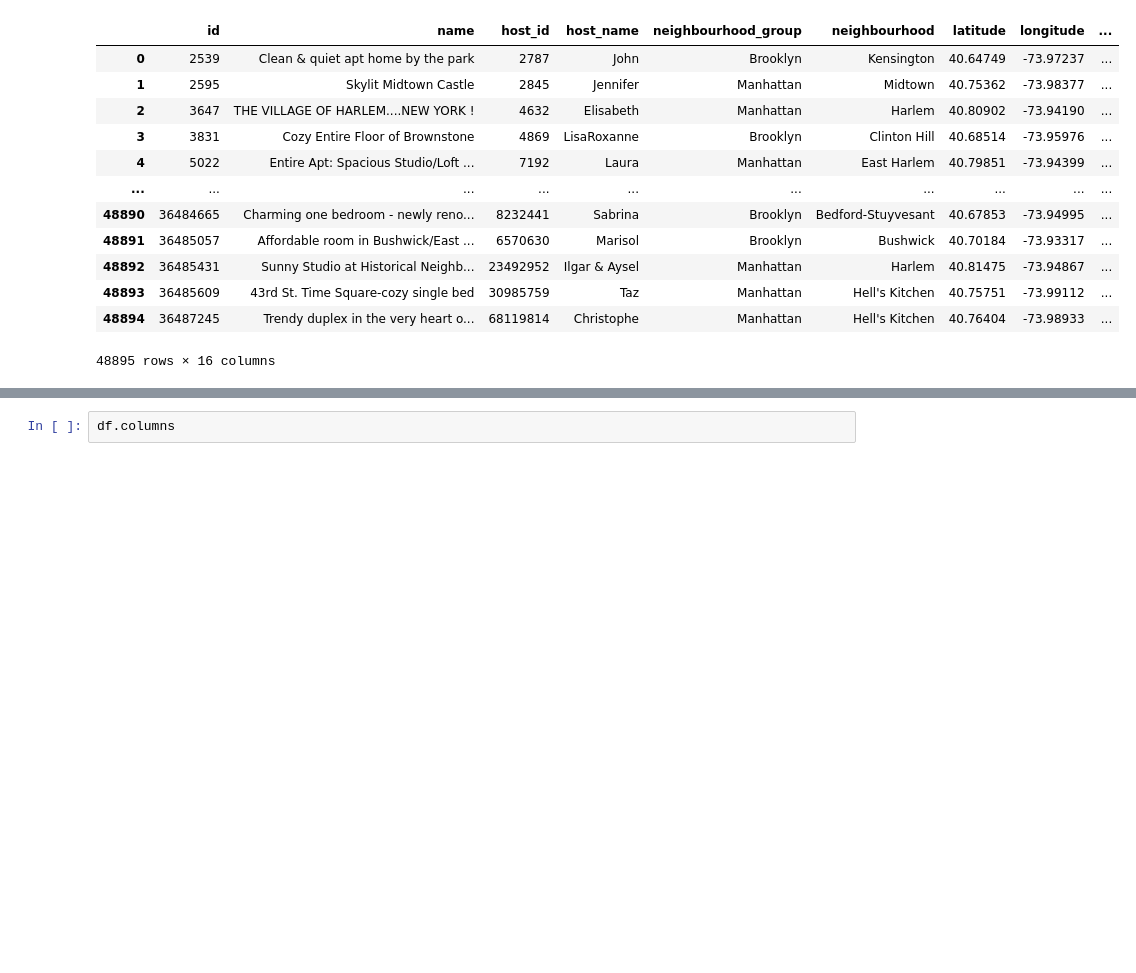
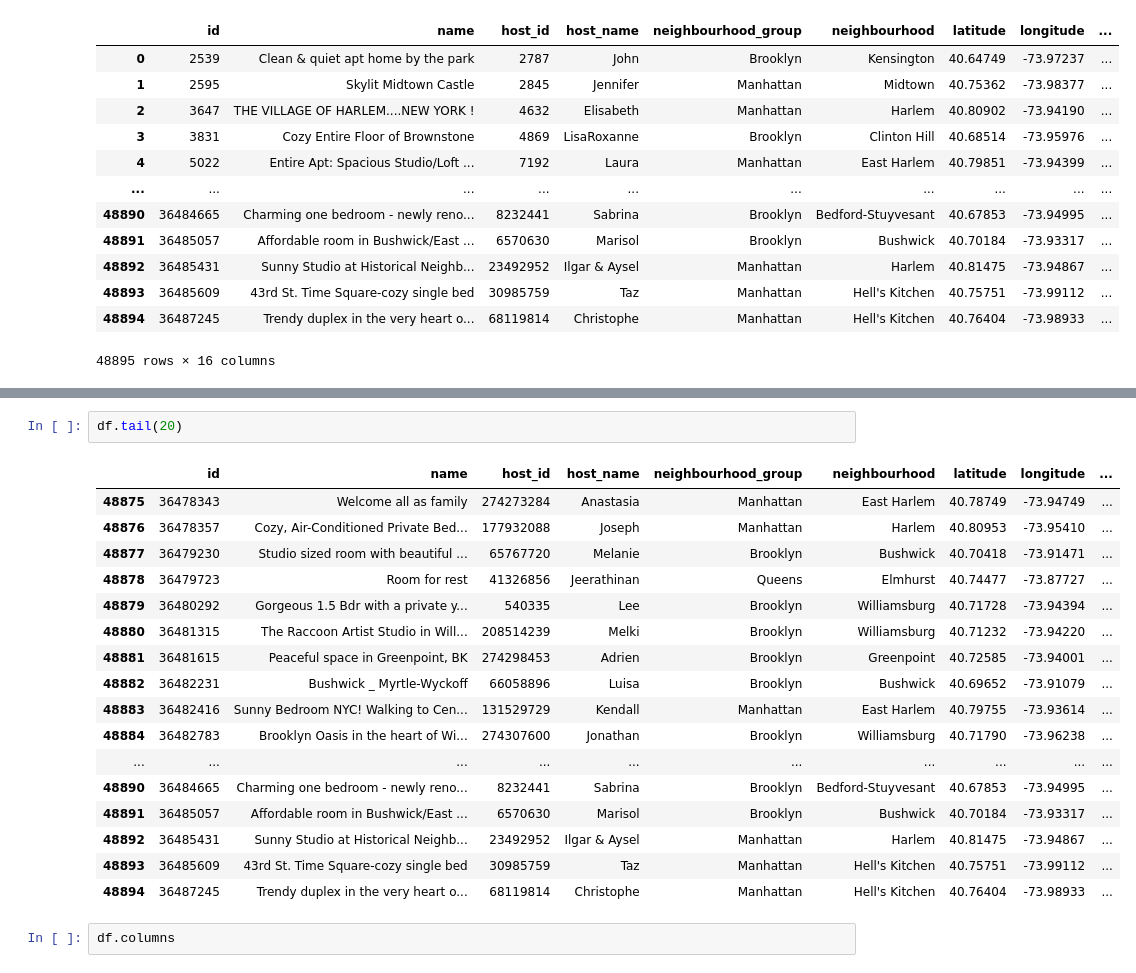
Before and after one commit to jobless09/airbnb_EDA_Project, a Jupyter notebook: Airbnb_Bookings_Analysis_Capstone_Project.ipynb, the cells around one changed output, grey strips where cells are left out. Saved outputs shown, nothing was run; the diff lists cells and outputs as text; blank space fills up the shorter version.

```diff
--- a/Airbnb_Bookings_Analysis_Capstone_Project.ipynb
+++ b/Airbnb_Bookings_Analysis_Capstone_Project.ipynb
@@ -50,3 +70,23 @@ df
+# %%
+df.tail(20)
+# %% [output]
+|  | id | name | host_id | host_name | neighbourhood_group | neighbourhood | latitude | longitude | ... |
+| 48875 | 36478343 | Welcome all as family | 274273284 | Anastasia | Manhattan | East Harlem | 40.78749 | -73.94749 | ... |
+| 48876 | 36478357 | Cozy, Air-Conditioned Private Bed... | 177932088 | Joseph | Manhattan | Harlem | 40.80953 | -73.95410 | ... |
+| 48877 | 36479230 | Studio sized room with beautiful ... | 65767720 | Melanie | Brooklyn | Bushwick | 40.70418 | -73.91471 | ... |
+| 48878 | 36479723 | Room for rest | 41326856 | Jeerathinan | Queens | Elmhurst | 40.74477 | -73.87727 | ... |
+| 48879 | 36480292 | Gorgeous 1.5 Bdr with a private y... | 540335 | Lee | Brooklyn | Williamsburg | 40.71728 | -73.94394 | ... |
+| 48880 | 36481315 | The Raccoon Artist Studio in Will... | 208514239 | Melki | Brooklyn | Williamsburg | 40.71232 | -73.94220 | ... |
+| 48881 | 36481615 | Peaceful space in Greenpoint, BK | 274298453 | Adrien | Brooklyn | Greenpoint | 40.72585 | -73.94001 | ... |
+| 48882 | 36482231 | Bushwick _ Myrtle-Wyckoff | 66058896 | Luisa | Brooklyn | Bushwick | 40.69652 | -73.91079 | ... |
+| 48883 | 36482416 | Sunny Bedroom NYC! Walking to Cen... | 131529729 | Kendall | Manhattan | East Harlem | 40.79755 | -73.93614 | ... |
+| 48884 | 36482783 | Brooklyn Oasis in the heart of Wi... | 274307600 | Jonathan | Brooklyn | Williamsburg | 40.71790 | -73.96238 | ... |
+| ... | ... | ... | ... | ... | ... | ... | ... | ... | ... |
+| 48890 | 36484665 | Charming one bedroom - newly reno... | 8232441 | Sabrina | Brooklyn | Bedford-Stuyvesant | 40.67853 | -73.94995 | ... |
+| 48891 | 36485057 | Affordable room in Bushwick/East ... | 6570630 | Marisol | Brooklyn | Bushwick | 40.70184 | -73.93317 | ... |
+| 48892 | 36485431 | Sunny Studio at Historical Neighb... | 23492952 | Ilgar & Aysel | Manhattan | Harlem | 40.81475 | -73.94867 | ... |
+| 48893 | 36485609 | 43rd St. Time Square-cozy single bed | 30985759 | Taz | Manhattan | Hell's Kitchen | 40.75751 | -73.99112 | ... |
+| 48894 | 36487245 | Trendy duplex in the very heart o... | 68119814 | Christophe | Manhattan | Hell's Kitchen | 40.76404 | -73.98933 | ... |
 # %%
 df.columns
 # %% [output]
```
Also changed, not shown: parts of 17 cells of this notebook.
